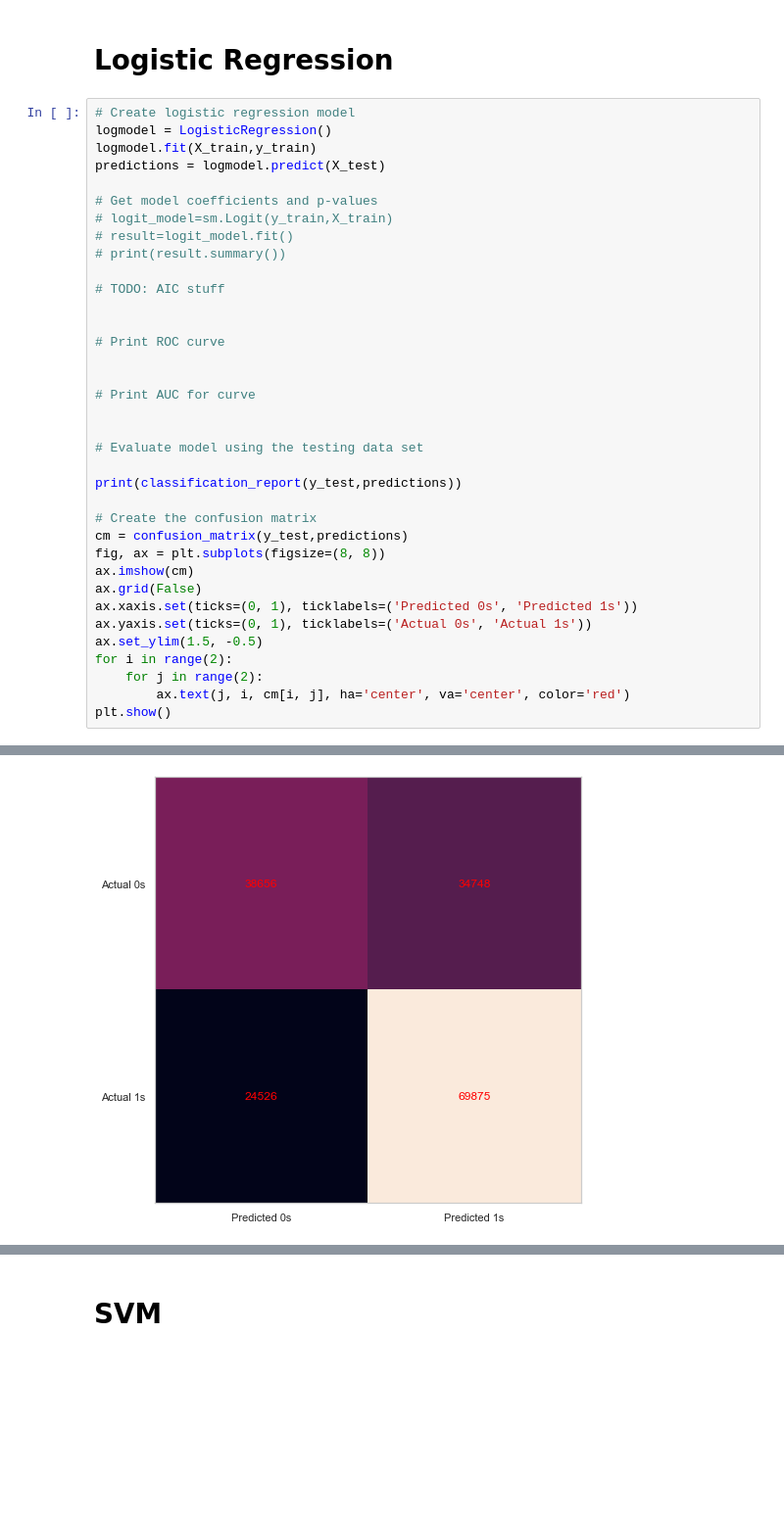
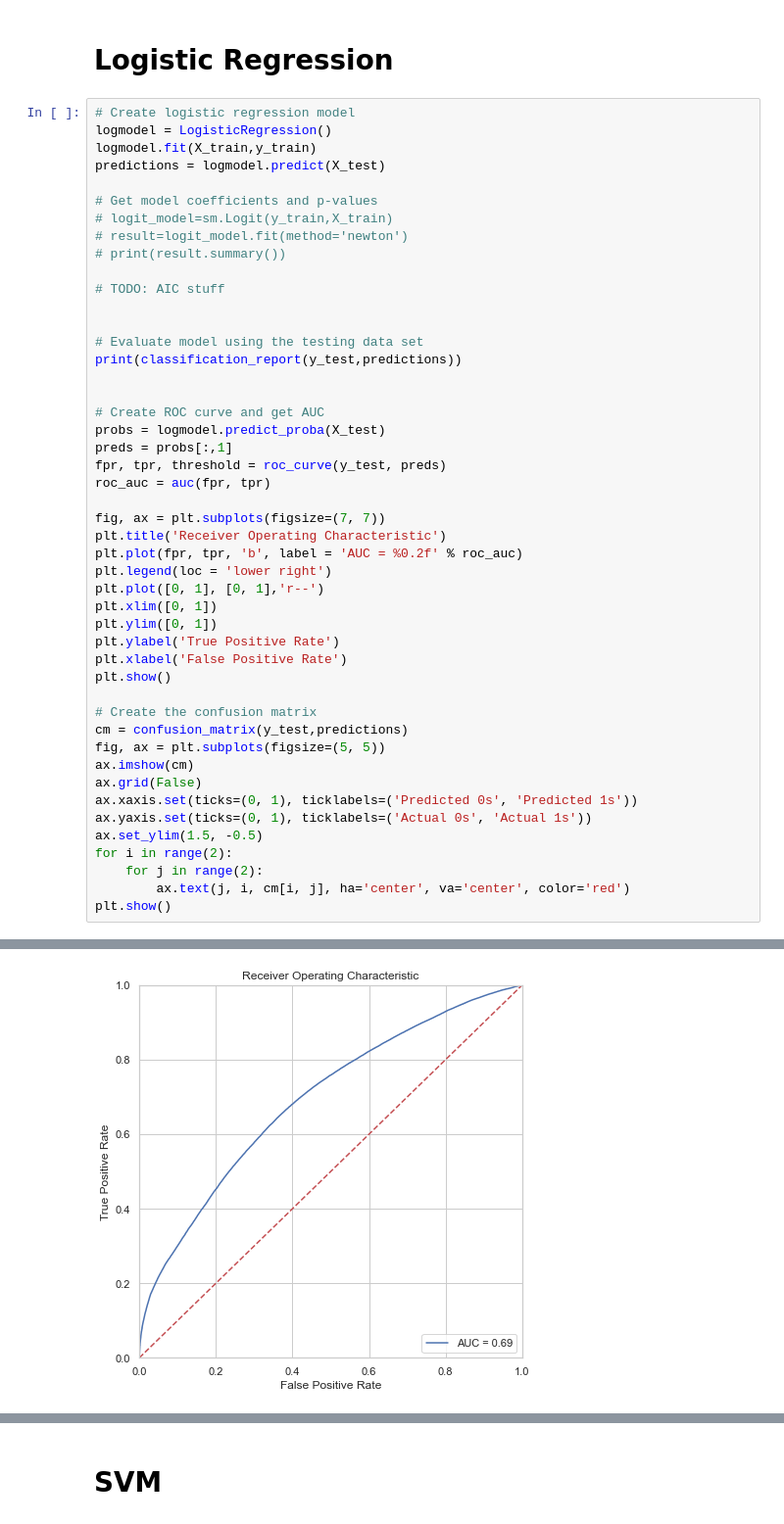
Before and after one commit to cocassel/car-accidents, a Jupyter notebook: car-accidents.ipynb, the cells around one changed output, grey strips where cells are left out. Shown at 98% size. Saved outputs shown, nothing was run; the diff lists cells and outputs as text; blank space fills up the shorter version.

```diff
--- a/car-accidents.ipynb
+++ b/car-accidents.ipynb
@@ -552,25 +552,36 @@ predictions = logmodel.predict(X_test)
 
 # Get model coefficients and p-values
 # logit_model=sm.Logit(y_train,X_train)
-# result=logit_model.fit()
+# result=logit_model.fit(method='newton')
 # print(result.summary())
 
 # TODO: AIC stuff
 
 
-# Print ROC curve
+# Evaluate model using the testing data set
+print(classification_report(y_test,predictions))
 
 
-# Print AUC for curve
+# Create ROC curve and get AUC
+probs = logmodel.predict_proba(X_test)
+preds = probs[:,1]
+fpr, tpr, threshold = roc_curve(y_test, preds)
+roc_auc = auc(fpr, tpr)
 
-
-# Evaluate model using the testing data set
-
-print(classification_report(y_test,predictions))
+fig, ax = plt.subplots(figsize=(7, 7))
+plt.title('Receiver Operating Characteristic')
+plt.plot(fpr, tpr, 'b', label = 'AUC = %0.2f' % roc_auc)
+plt.legend(loc = 'lower right')
+plt.plot([0, 1], [0, 1],'r--')
+plt.xlim([0, 1])
+plt.ylim([0, 1])
+plt.ylabel('True Positive Rate')
+plt.xlabel('False Positive Rate')
+plt.show()
 
 # Create the confusion matrix
 cm = confusion_matrix(y_test,predictions)
-fig, ax = plt.subplots(figsize=(8, 8))
+fig, ax = plt.subplots(figsize=(5, 5))
 ax.imshow(cm)
 ax.grid(False)
 ax.xaxis.set(ticks=(0, 1), ticklabels=('Predicted 0s', 'Predicted 1s'))
@@ -602 +610 @@ weighted avg       0.64      0.65      0.64    167805
-[figure, old version]
+[figure, new version]
```
Also changed, not shown: parts of 2 cells of this notebook.
